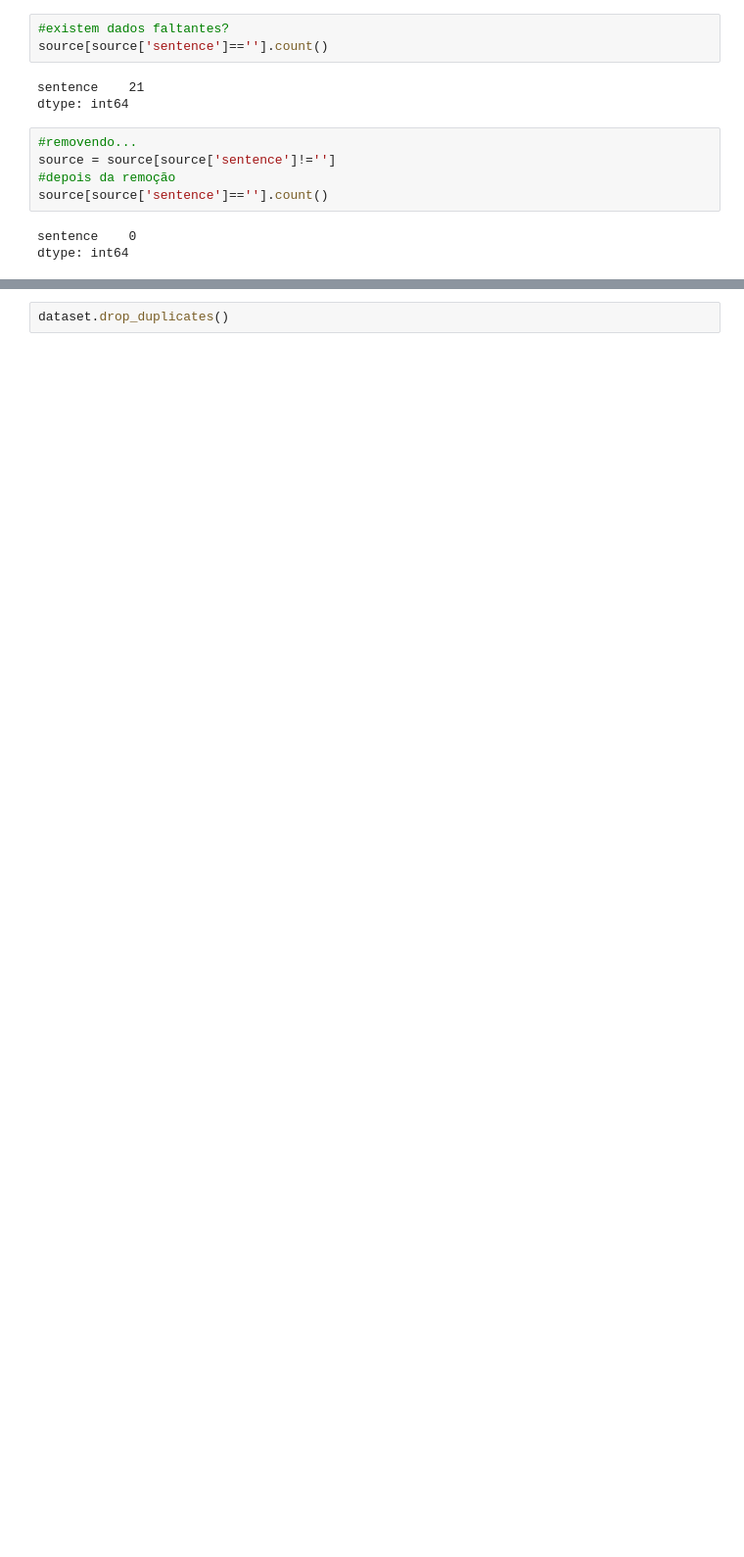
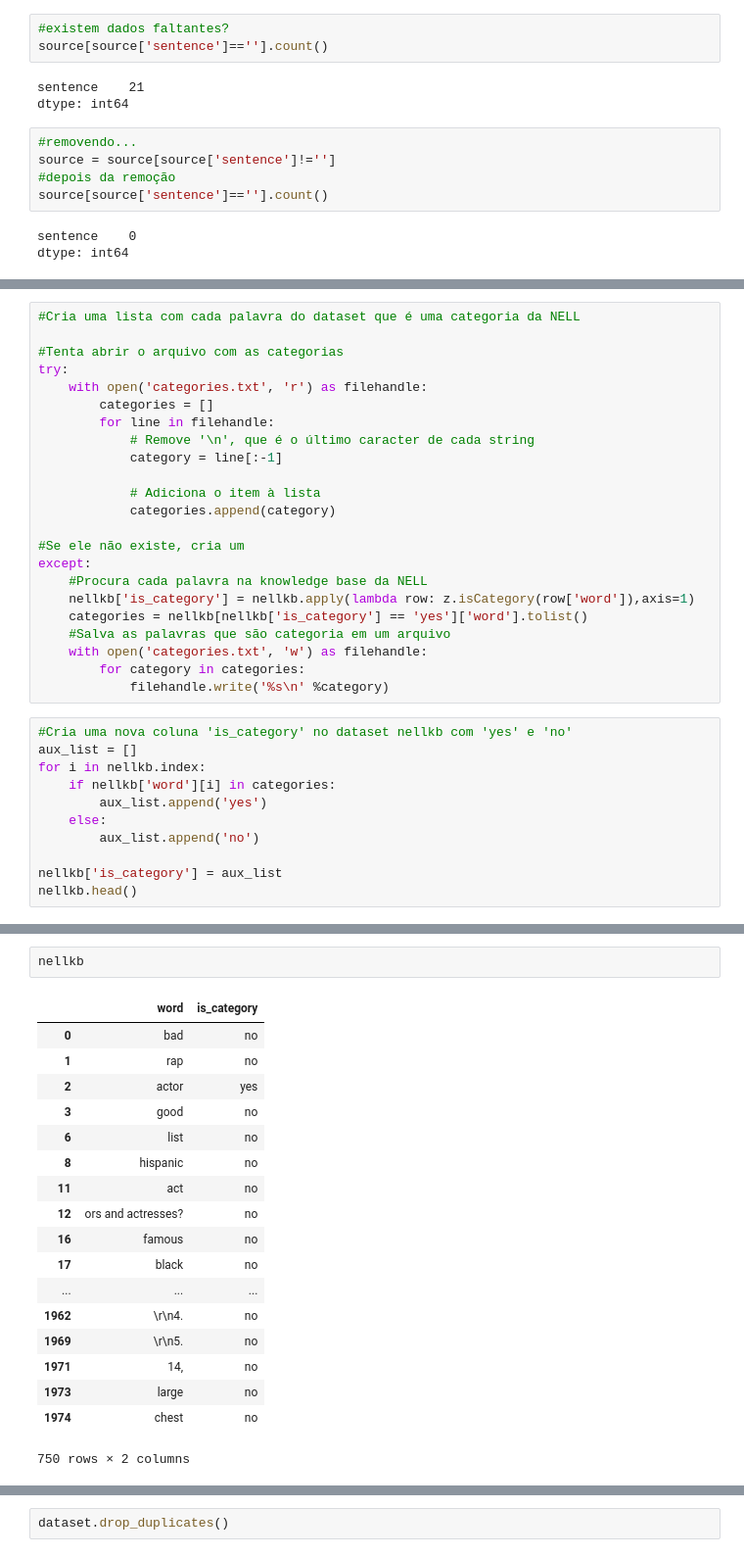
Before and after one commit to MaLL-UFSCar/NELL-subcategories-QnA, a Jupyter notebook: DataSetGenerator.ipynb, the cells around one changed output, grey strips where cells are left out. Shown: that part at 98% size. Drawn from its saved outputs; the diff is of its cells as text; blank space fills up the shorter version.

Commit message:
gerando um arquivo com as categorias

```diff
--- a/DataSetGenerator.ipynb
+++ b/DataSetGenerator.ipynb
@@ -100,0 +82,34 @@ nellkb['is_category'].value_counts()
+# %%
+#Cria uma lista com cada palavra do dataset que é uma categoria da NELL
+
+#Tenta abrir o arquivo com as categorias
+try:
+    with open('categories.txt', 'r') as filehandle:
+        categories = []
+        for line in filehandle:
+            # Remove '\n', que é o último caracter de cada string
+            category = line[:-1]
+
+            # Adiciona o item à lista
+            categories.append(category)
+
+#Se ele não existe, cria um
+except:
+    #Procura cada palavra na knowledge base da NELL
+    nellkb['is_category'] = nellkb.apply(lambda row: z.isCategory(row['word']),axis=1)
+    categories = nellkb[nellkb['is_category'] == 'yes']['word'].tolist()
+    #Salva as palavras que são categoria em um arquivo
+    with open('categories.txt', 'w') as filehandle:
+        for category in categories:
+            filehandle.write('%s\n' %category)
+# %%
+#Cria uma nova coluna 'is_category' no dataset nellkb com 'yes' e 'no'
+aux_list = []
+for i in nellkb.index:
+    if nellkb['word'][i] in categories:
+        aux_list.append('yes')
+    else:
+        aux_list.append('no')
+
+nellkb['is_category'] = aux_list
+nellkb.head()
@@ -116,3 +180,24 @@ for irow, row in source.iterrows():
+# %%
+nellkb
+# %% [output]
+|  | word | is_category |
+| 0 | bad | no |
+| 1 | rap | no |
+| 2 | actor | yes |
+| 3 | good | no |
+| 6 | list | no |
+| 8 | hispanic | no |
+| 11 | act | no |
+| 12 | ors and actresses? | no |
+| 16 | famous | no |
+| 17 | black | no |
+| ... | ... | ... |
+| 1962 | \r\n4. | no |
+| 1969 | \r\n5. | no |
+| 1971 | 14, | no |
+| 1973 | large | no |
+| 1974 | chest | no |
+750 rows × 2 columns
 # %%
 #data = {'sentence':[],'word':[],'word_tag':[],'word_is_category':[]
 #                          ,'nell_category':[],'nell_category_tag':[],'distance_from_category':[]
```
Also changed, not shown: parts of 15 cells of this notebook.
